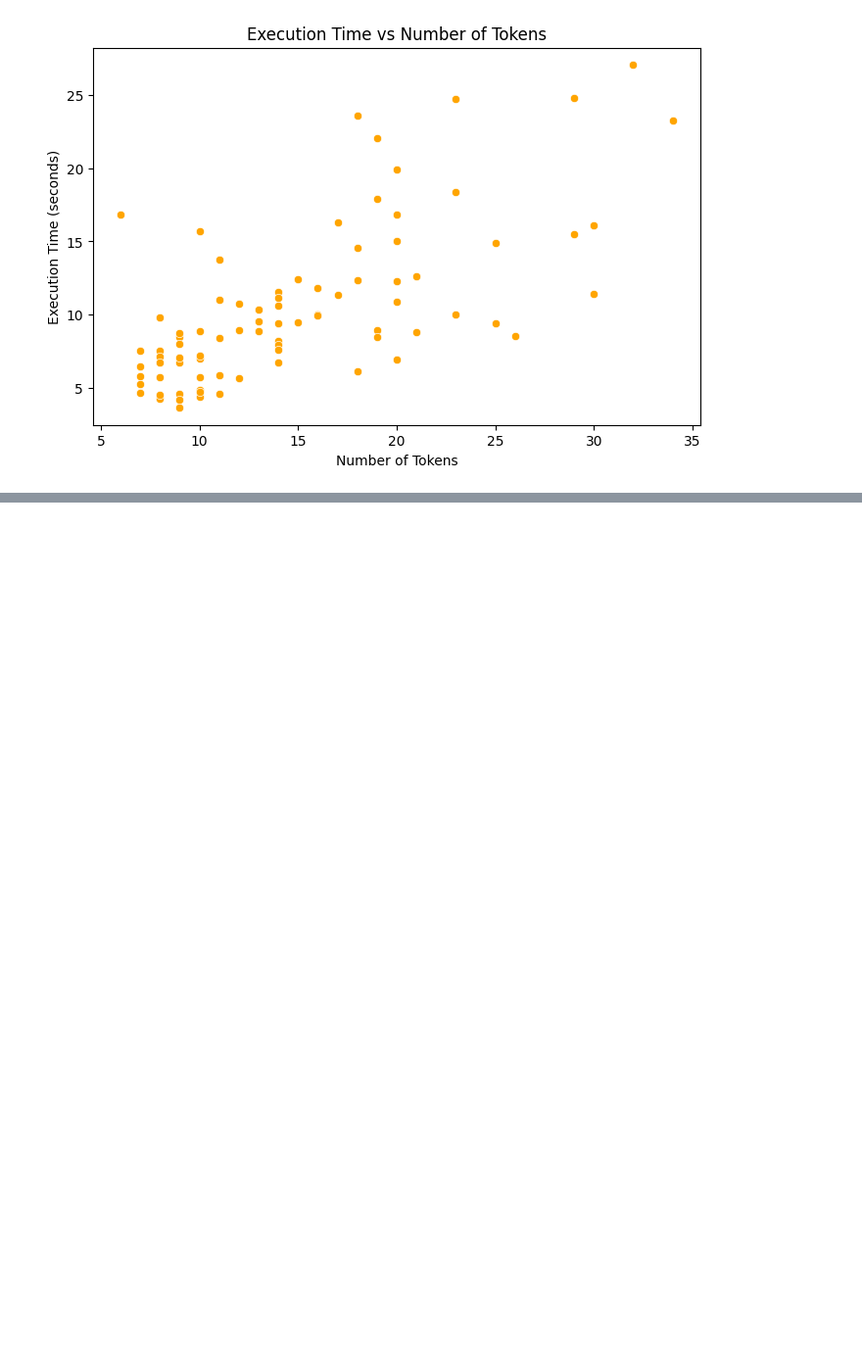
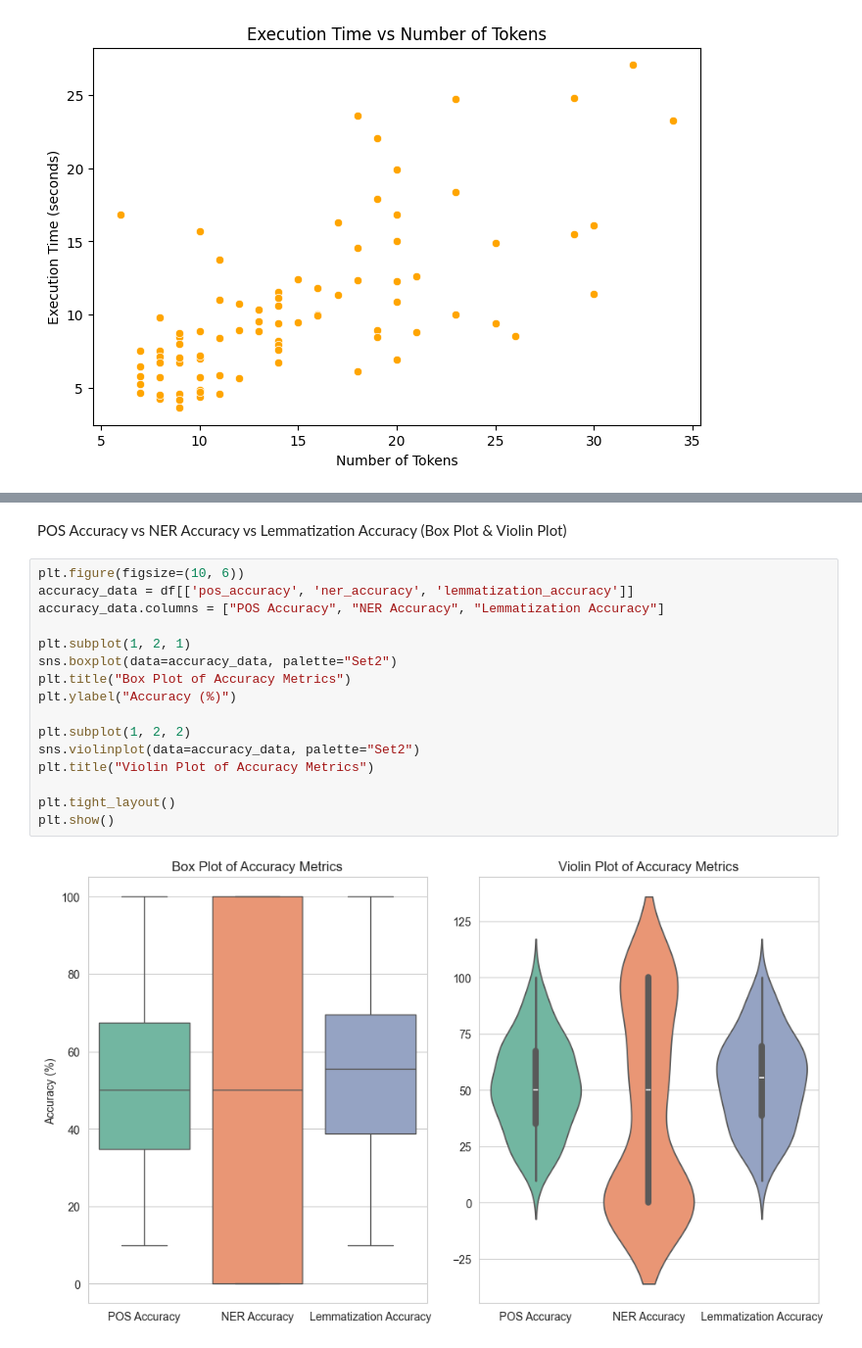
Before and after one commit to theNKCodes/Sign-Language-Module, a Jupyter notebook: backend/graphs.ipynb, the cells around one changed output, grey strips where cells are left out. Shown at 98% size. Cells and saved outputs as stored; diff of their text form; blank space fills up the shorter version.

```diff
--- a/backend/graphs.ipynb
+++ b/backend/graphs.ipynb
@@ -38,0 +241,20 @@ plt.show()
+# %% [markdown]
+POS Accuracy vs NER Accuracy vs Lemmatization Accuracy (Box Plot & Violin Plot)
+# %%
+plt.figure(figsize=(10, 6))
+accuracy_data = df[['pos_accuracy', 'ner_accuracy', 'lemmatization_accuracy']]
+accuracy_data.columns = ["POS Accuracy", "NER Accuracy", "Lemmatization Accuracy"]
+
+plt.subplot(1, 2, 1)
+sns.boxplot(data=accuracy_data, palette="Set2")
+plt.title("Box Plot of Accuracy Metrics")
+plt.ylabel("Accuracy (%)")
+
+plt.subplot(1, 2, 2)
+sns.violinplot(data=accuracy_data, palette="Set2")
+plt.title("Violin Plot of Accuracy Metrics")
+
+plt.tight_layout()
+plt.show()
+# %% [output]
+[figure, added]
```
Also changed, not shown: parts of 24 cells of this notebook.
